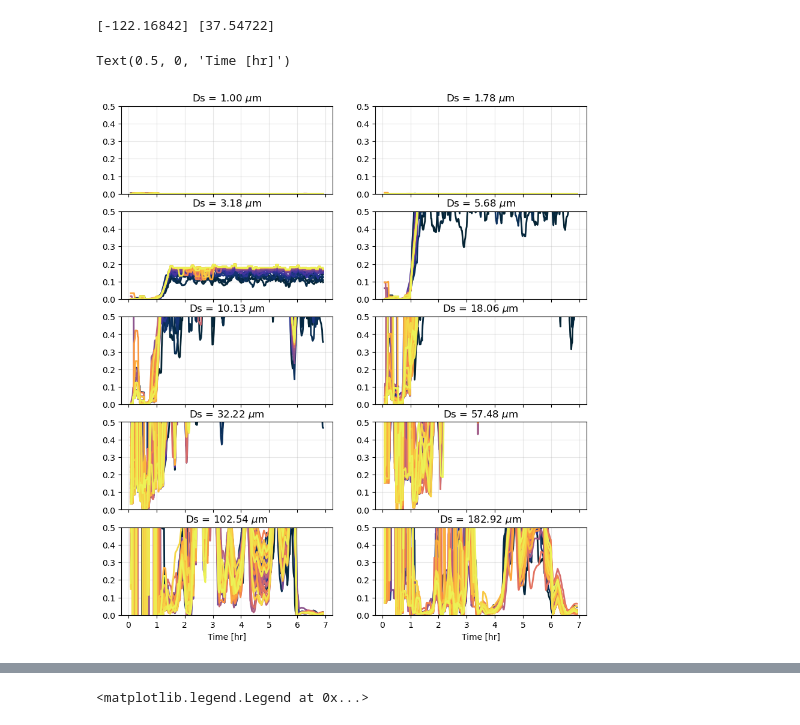
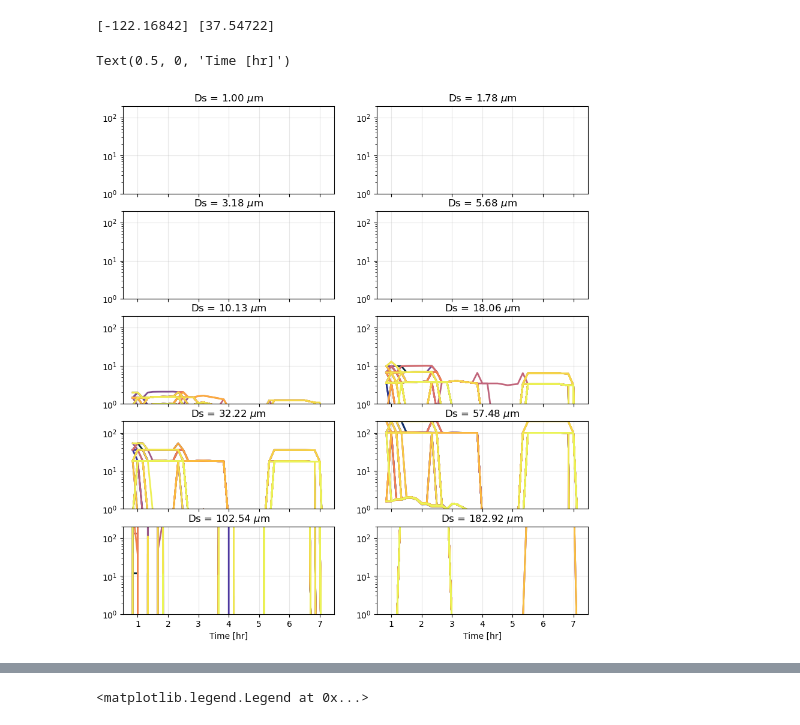
Before and after one commit to sienna-white/enkf_sediment, a Jupyter notebook: plot_floc_mod_ens.ipynb, the cells around one changed output, grey strips where cells are left out. Saved outputs shown, nothing was run; the diff lists cells and outputs as text; code cells hidden in the pictures.

```diff
--- a/plot_floc_mod_ens.ipynb
+++ b/plot_floc_mod_ens.ipynb
@@ -10,7 +10,7 @@ from scipy.integrate import cumulative_trapezoid #, trapz
 
 
 ############################## OPEN MODEL DATA ##############################
-ds = xr.open_dataset("FlocMod_ADV_G_37.nc", decode_times=False)
+ds = xr.open_dataset("FlocMod_ADV_G_31.nc", decode_times=False)
 volume = 4/3 * np.pi * (ds.Ds/2)**3
 date = pd.to_datetime("2020-07-16 20:10:01")
 ds = ds.dropna(dim="N", how="any")
@@ -31,8 +31,7 @@ print(adcp.lon.values, adcp.lat.values)
 
 
 
-############################## DEFINE SUPPORTING FUNCTIONS ##############################
-
+############################## DEFINE SUPPORTING FUNCTIONS #############################
 def julian_to_datetime(julian_days, seconds_, base_julian=2440000, base_date_str="1968-05-23 00:00:00"):
     # 1. Establish your datum anchor point
 
@@ -59,29 +58,30 @@ lds = lds.assign_coords(time=ldates)
 # %%
 fig, axs = plt.subplots(nrows=5, ncols=2, figsize=(10, 11), sharex=True, sharey=False)
 axs = axs.flatten()
 
 
 for j, Ds in enumerate(range(0, Ns, 4)):
     if j > 9:
         continue
     axs[j].grid(alpha=0.3)
     axs[j].set_title(r"Ds = %.2f $\mu$m" % (ds.Ds.isel(Ds=Ds).values*1e6))
     time = ds.time.values / 3600
-    axs[j].set_ylim(0, 0.5)
+    axs[j].set_ylim(1, 200)
+    axs[j].set_yscale('log')
     for i in range(0, Nens):
         G = ds.G.isel(time=1, N=i)
         s0 = ds.ssc.isel(N=i).isel(Ds=Ds) * volume[Ds] * 1e6
         s0 = s0.rolling(time=10, center=True).mean().values
         axs[j].plot(time, s0, color=cmo.cm.thermal(i/Nens), linewidth=2) #, label="Nens=%d" % i)
 
 # axs[-5].legend(bbox_to_anchor=(1.05, 1), loc='upper left', borderaxespad=0. )
 axs[-1].set_xlabel("Time [hr]")
 axs[-2].set_xlabel("Time [hr]")
 
 # fig.savefig("time_evolution_G=%d.png" % (G), dpi=300, bbox_inches='tight')
 # %% [output]
 Text(0.5, 0, 'Time [hr]')
-[figure, old version]
+[figure, new version]
 # %%
 fig, axs = plt.subplots(nrows=3, ncols=5, figsize=(14, 7), sharex=True, sharey=True)
 axs[0,0].set_ylabel(r"D [$\mu$m]")
```
Also changed, not shown: parts of 11 cells of this notebook, 4 other files.
